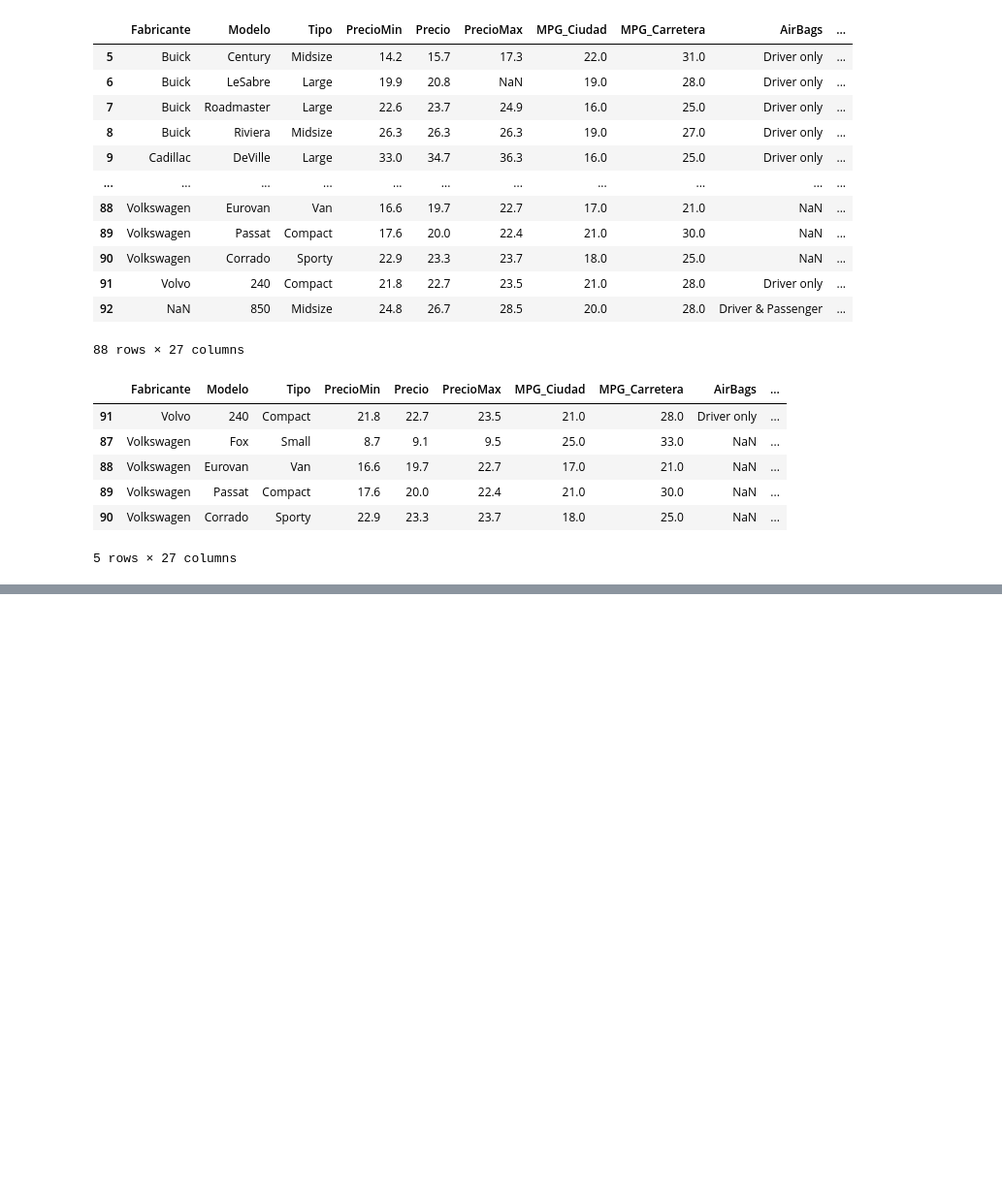
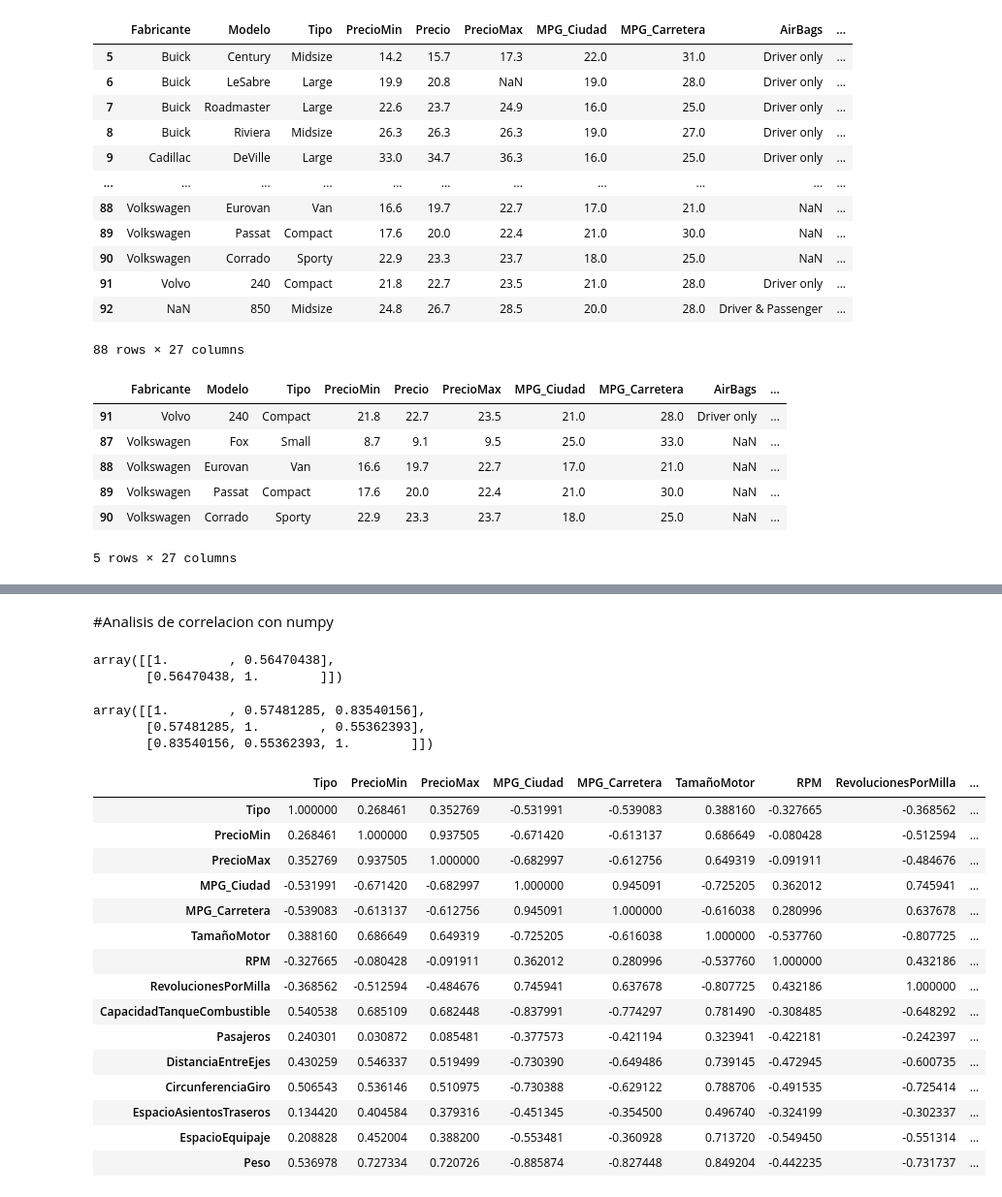
Before and after one commit to AngelTroncoso/BigDataConPython, a Jupyter notebook: BigDataPython.ipynb, the cells around one changed output, grey strips where cells are left out. Shown at 97% size. Saved outputs shown, nothing was run; the diff lists cells and outputs as text; code cells hidden in the pictures; blank space fills up the shorter version.

```diff
--- a/BigDataPython.ipynb
+++ b/BigDataPython.ipynb
@@ -395,0 +448,46 @@ dtype: float64
+# %% [markdown]
+#Analisis de correlacion con numpy
+# %%
+import numpy as np
+
+#correlaciones
+np.corrcoef(df["Precio"],df["Longitud"])
+# %% [output]
+array([[1.        , 0.56470438],
+       [0.56470438, 1.        ]])
+# %%
+df.dropna(inplace=True, subset=["Precio","Longitud","CaballosFuerza"])
+# %%
+np.corrcoef([df["Precio"],df["Longitud"],df['CaballosFuerza']])
+# %% [output]
+array([[1.        , 0.57481285, 0.83540156],
+       [0.57481285, 1.        , 0.55362393],
+       [0.83540156, 0.55362393, 1.        ]])
+# %%
+df.drop(inplace=True, columns=["Precio","Longitud","CaballosFuerza"])
+# %%
+# Select only numerical columns before calculating correlation
+numerical_df = df.select_dtypes(include=np.number)
+
+# Calculate correlation on the numerical DataFrame
+correlation_matrix = numerical_df.corr()
+
+# Display the correlation matrix
+correlation_matrix
+# %% [output]
+|  | Tipo | PrecioMin | PrecioMax | MPG_Ciudad | MPG_Carretera | TamañoMotor | RPM | RevolucionesPorMilla | ... |
+| Tipo | 1.000000 | 0.268461 | 0.352769 | -0.531991 | -0.539083 | 0.388160 | -0.327665 | -0.368562 | ... |
+| PrecioMin | 0.268461 | 1.000000 | 0.937505 | -0.671420 | -0.613137 | 0.686649 | -0.080428 | -0.512594 | ... |
+| PrecioMax | 0.352769 | 0.937505 | 1.000000 | -0.682997 | -0.612756 | 0.649319 | -0.091911 | -0.484676 | ... |
+| MPG_Ciudad | -0.531991 | -0.671420 | -0.682997 | 1.000000 | 0.945091 | -0.725205 | 0.362012 | 0.745941 | ... |
+| MPG_Carretera | -0.539083 | -0.613137 | -0.612756 | 0.945091 | 1.000000 | -0.616038 | 0.280996 | 0.637678 | ... |
+| TamañoMotor | 0.388160 | 0.686649 | 0.649319 | -0.725205 | -0.616038 | 1.000000 | -0.537760 | -0.807725 | ... |
+| RPM | -0.327665 | -0.080428 | -0.091911 | 0.362012 | 0.280996 | -0.537760 | 1.000000 | 0.432186 | ... |
+| RevolucionesPorMilla | -0.368562 | -0.512594 | -0.484676 | 0.745941 | 0.637678 | -0.807725 | 0.432186 | 1.000000 | ... |
+| CapacidadTanqueCombustible | 0.540538 | 0.685109 | 0.682448 | -0.837991 | -0.774297 | 0.781490 | -0.308485 | -0.648292 | ... |
+| Pasajeros | 0.240301 | 0.030872 | 0.085481 | -0.377573 | -0.421194 | 0.323941 | -0.422181 | -0.242397 | ... |
+| DistanciaEntreEjes | 0.430259 | 0.546337 | 0.519499 | -0.730390 | -0.649486 | 0.739145 | -0.472945 | -0.600735 | ... |
+| CircunferenciaGiro | 0.506543 | 0.536146 | 0.510975 | -0.730388 | -0.629122 | 0.788706 | -0.491535 | -0.725414 | ... |
+| EspacioAsientosTraseros | 0.134420 | 0.404584 | 0.379316 | -0.451345 | -0.354500 | 0.496740 | -0.324199 | -0.302337 | ... |
+| EspacioEquipaje | 0.208828 | 0.452004 | 0.388200 | -0.553481 | -0.360928 | 0.713720 | -0.549450 | -0.551314 | ... |
+| Peso | 0.536978 | 0.727334 | 0.720726 | -0.885874 | -0.827448 | 0.849204 | -0.442235 | -0.731737 | ... |
```
Also changed, not shown: parts of 31 cells of this notebook.
